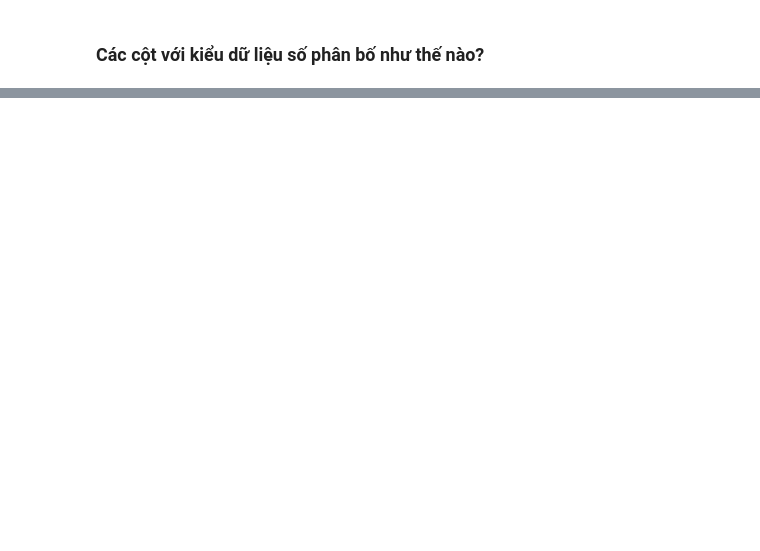
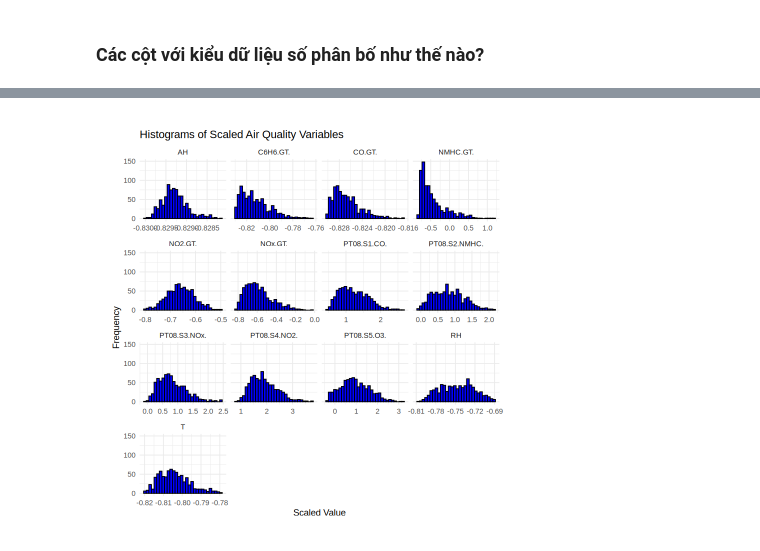
Before and after one commit to lnhutnam/MTT147-FinalProject, a Jupyter notebook: src/part-02/air_quaility.ipynb, the cells around one changed output, grey strips where cells are left out. Cells and saved outputs as stored; diff of their text form; code cells hidden in the pictures; blank space fills up the shorter version.

```diff
--- a/src/part-02/air_quaility.ipynb
+++ b/src/part-02/air_quaility.ipynb
@@ -195,0 +198,7 @@ is.factor(raw_data$`PT08.S5(O3)`) # False
+# %%
+# Convert character columns to numeric, except for Date and Time
+cols_to_convert <- setdiff(names(raw_data), c("Date", "Time"))
+# %%
+# Use mutate to convert columns to numeric
+air_quality <- raw_data %>% mutate(across(all_of(cols_to_convert), ~ as.numeric(gsub(",", ".", .))))
+head(air_quality)
@@ -353,0 +315,9 @@ pie
+# %%
+# # Gán các giá trị bé hơn 0, bằng 0
+replace_negatives <- function(x) {
+  x[x == -200] <- NA
+  return(x)
+}
+
+air_quality <- as.data.frame(lapply(air_quality, replace_negatives))
+air_quality  <- na.omit(air_quality)
@@ -353,0 +344,17 @@ pie
+# %%
+# Converting data to long format and scaling the values
+air_quality_long <- air_quality %>%
+  pivot_longer(cols = -c(Date, Time), names_to = "variable", values_to = "value") %>%
+  mutate(value = scale(value))  # Scale the data
+
+# 1. Histograms of Scaled Data
+ggplot(air_quality_long, aes(x = value)) +
+  geom_histogram(bins = 30, fill = "blue", color = "black") +
+  facet_wrap(~ variable, scales = "free_x") +
+  theme_minimal() +
+  theme(plot.margin = margin(20, 20, 20, 20)) +
+  labs(title = "Histograms of Scaled Air Quality Variables",
+       x = "Scaled Value",
+       y = "Frequency")
+# %% [output]
+[figure, added]
```
Also changed, not shown: parts of 166 cells of this notebook.
